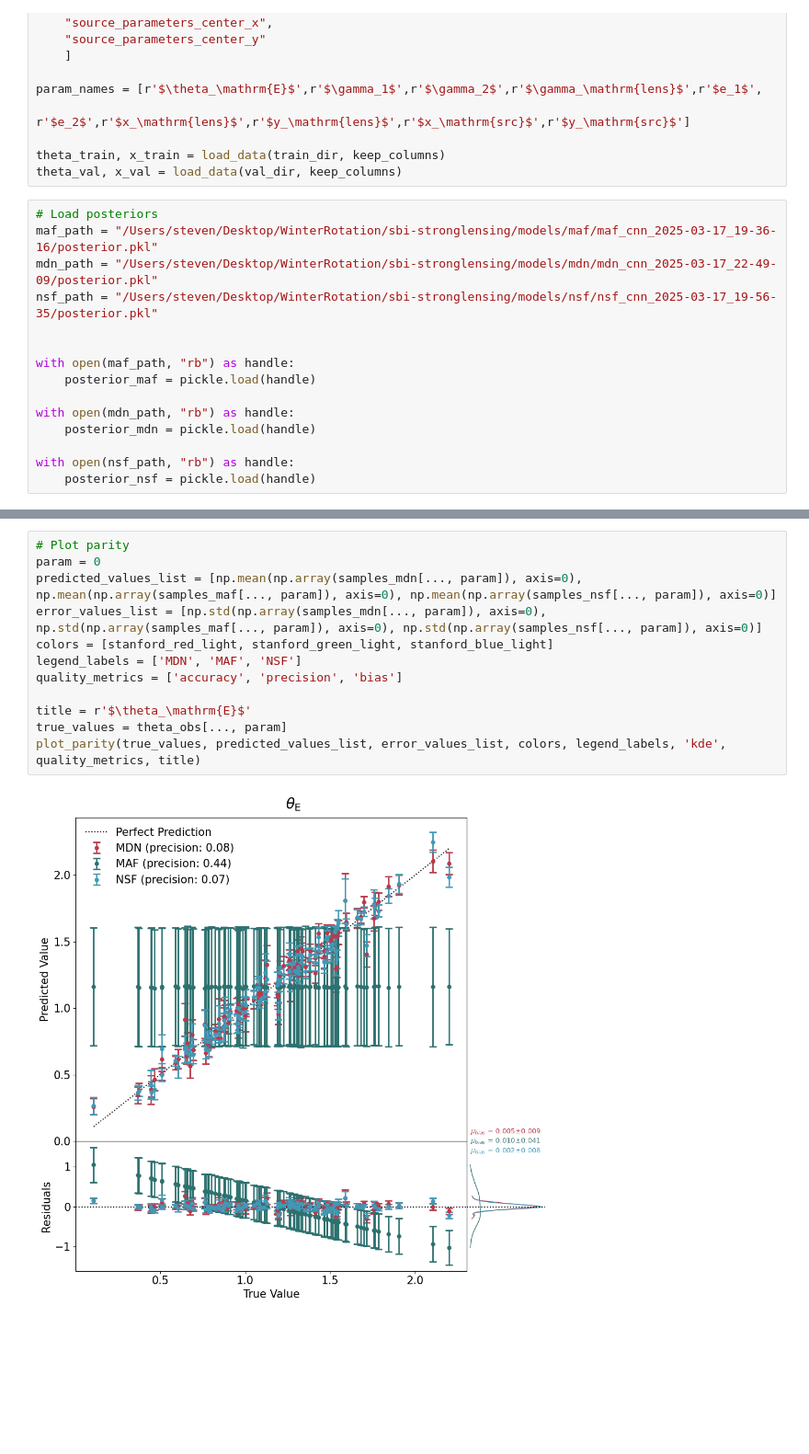
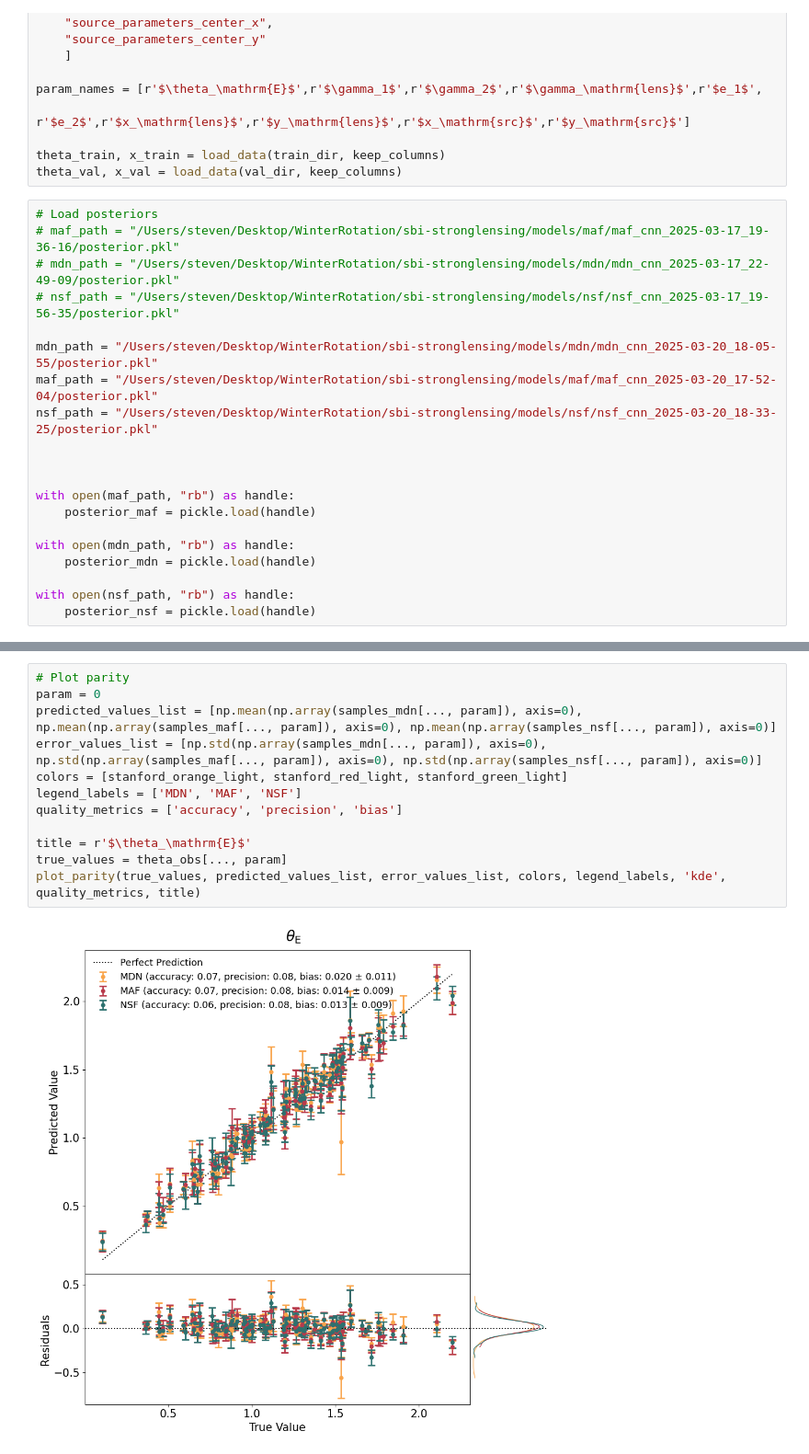
Before and after one commit to StevenDillmann/sbi-stronglensing, a Jupyter notebook: src/analysis_notebook.ipynb, the cells around one changed output, grey strips where cells are left out. Shown at 92% size. Saved outputs shown, nothing was run; the diff lists cells and outputs as text; blank space fills up the shorter version.

Commit message:
Added more expressive model configs

```diff
--- a/src/analysis_notebook.ipynb
+++ b/src/analysis_notebook.ipynb
@@ -71,9 +76,14 @@ theta_train, x_train = load_data(train_dir, keep_columns)
 theta_val, x_val = load_data(val_dir, keep_columns)
 # %%
 # Load posteriors
-maf_path = "/Users/steven/Desktop/WinterRotation/sbi-stronglensing/models/maf/maf_cnn_2025-03-17_19-36-16/posterior.pkl"
-mdn_path = "/Users/steven/Desktop/WinterRotation/sbi-stronglensing/models/mdn/mdn_cnn_2025-03-17_22-49-09/posterior.pkl"
-nsf_path = "/Users/steven/Desktop/WinterRotation/sbi-stronglensing/models/nsf/nsf_cnn_2025-03-17_19-56-35/posterior.pkl"
+# maf_path = "/Users/steven/Desktop/WinterRotation/sbi-stronglensing/models/maf/maf_cnn_2025-03-17_19-36-16/posterior.pkl"
+# mdn_path = "/Users/steven/Desktop/WinterRotation/sbi-stronglensing/models/mdn/mdn_cnn_2025-03-17_22-49-09/posterior.pkl"
+# nsf_path = "/Users/steven/Desktop/WinterRotation/sbi-stronglensing/models/nsf/nsf_cnn_2025-03-17_19-56-35/posterior.pkl"
+
+mdn_path = "/Users/steven/Desktop/WinterRotation/sbi-stronglensing/models/mdn/mdn_cnn_2025-03-20_18-05-55/posterior.pkl"
+maf_path = "/Users/steven/Desktop/WinterRotation/sbi-stronglensing/models/maf/maf_cnn_2025-03-20_17-52-04/posterior.pkl"
+nsf_path = "/Users/steven/Desktop/WinterRotation/sbi-stronglensing/models/nsf/nsf_cnn_2025-03-20_18-33-25/posterior.pkl"
+
 
 
 with open(maf_path, "rb") as handle:
@@ -133,17 +137,17 @@ plt.show()
 # %%
 # Plot parity
 param = 0
 predicted_values_list = [np.mean(np.array(samples_mdn[..., param]), axis=0), np.mean(np.array(samples_maf[..., param]), axis=0), np.mean(np.array(samples_nsf[..., param]), axis=0)]
 error_values_list = [np.std(np.array(samples_mdn[..., param]), axis=0), np.std(np.array(samples_maf[..., param]), axis=0), np.std(np.array(samples_nsf[..., param]), axis=0)]
-colors = [stanford_red_light, stanford_green_light, stanford_blue_light]
+colors = [stanford_orange_light, stanford_red_light, stanford_green_light]
 legend_labels = ['MDN', 'MAF', 'NSF']
 quality_metrics = ['accuracy', 'precision', 'bias']
 
 title = r'$\theta_\mathrm{E}$'
 true_values = theta_obs[..., param]
 plot_parity(true_values, predicted_values_list, error_values_list, colors, legend_labels, 'kde', quality_metrics, title)
 # %% [output]
-[figure, old version]
+[figure, new version]
 (<Axes: xlabel='True Value', ylabel='Predicted Value'>,
  <Axes: xlabel='True Value', ylabel='Residuals'>,
  <Axes: >)
```
Also changed, not shown: parts of 5 cells of this notebook, 4 other files.
